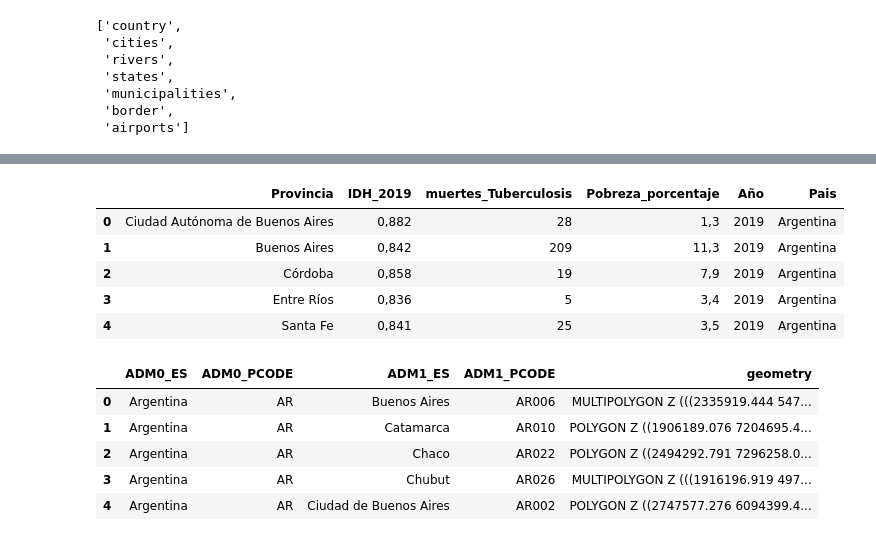
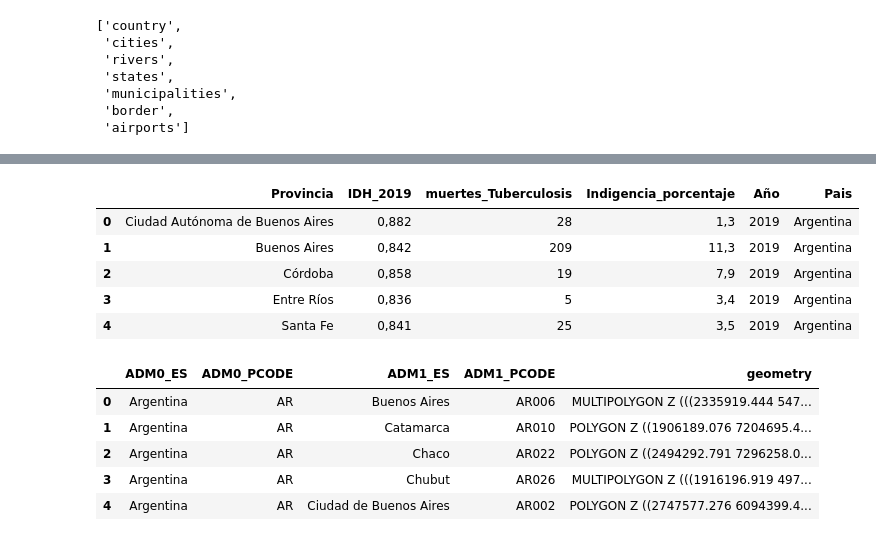
Before and after one commit to Romina300/TareaFinal_2, a Jupyter notebook: TareaFinal_parte2.ipynb, the cells around one changed output, grey strips where cells are left out. Cells and saved outputs as stored; diff of their text form; code cells hidden in the pictures.

```diff
--- a/TareaFinal_parte2.ipynb
+++ b/TareaFinal_parte2.ipynb
@@ -73,10 +73,10 @@ base_datos.head()
 | 3 | Entre Ríos | 0,836 | 5 | 3,4 | 2019 | Argentina |
 | 4 | Santa Fe | 0,841 | 25 | 3,5 | 2019 | Argentina |
 # %%
-base_datos.rename(columns={'Pobreza_personas(%)':'Pobreza_porcentaje'},inplace=True)
+base_datos.rename(columns={'Indigencia_personas(%)':'Indigencia_porcentaje', 'muertes_Tuberculosis':'muertes_Tub'},inplace=True)
 base_datos.head()
 # %% [output]
-|  | Provincia | IDH_2019 | muertes_Tuberculosis | Pobreza_porcentaje | Año | Pais |
+|  | Provincia | IDH_2019 | muertes_Tuberculosis | Indigencia_porcentaje | Año | Pais |
 | 0 | Ciudad Autónoma de Buenos Aires | 0,882 | 28 | 1,3 | 2019 | Argentina |
 | 1 | Buenos Aires | 0,842 | 209 | 11,3 | 2019 | Argentina |
 | 2 | Córdoba | 0,858 | 19 | 7,9 | 2019 | Argentina |
```
Also changed, not shown: parts of 52 cells of this notebook, 1 other file.
